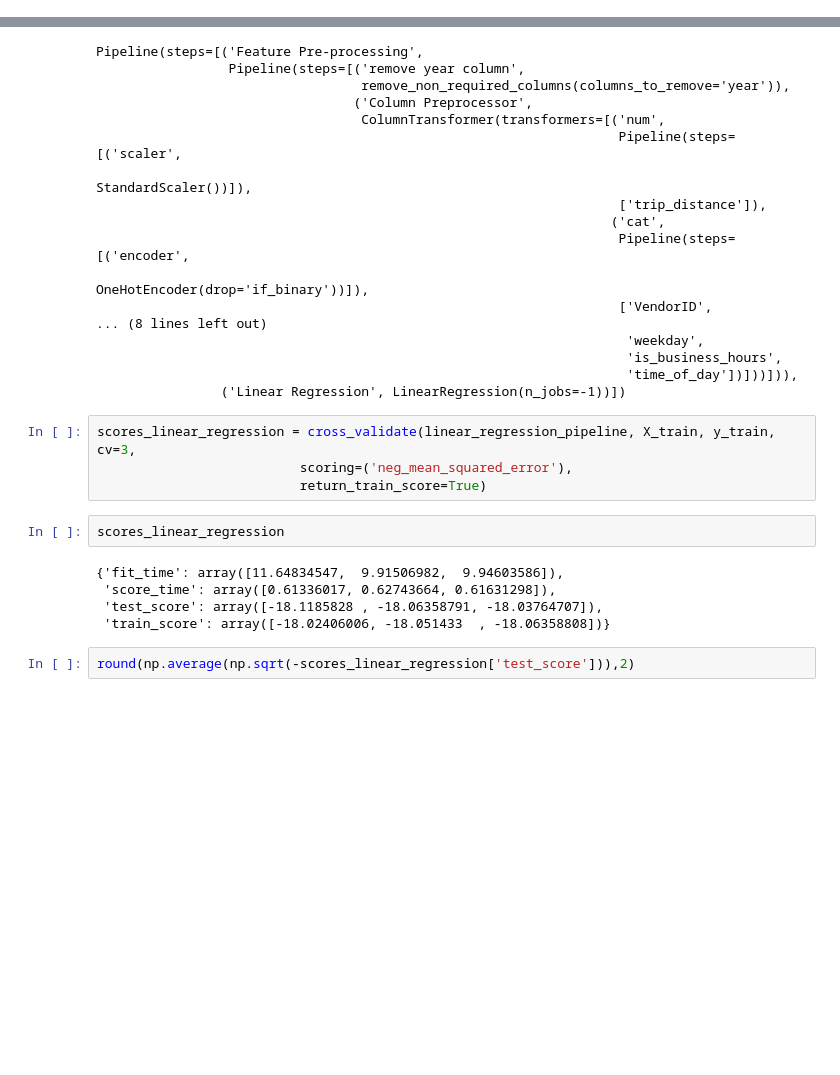
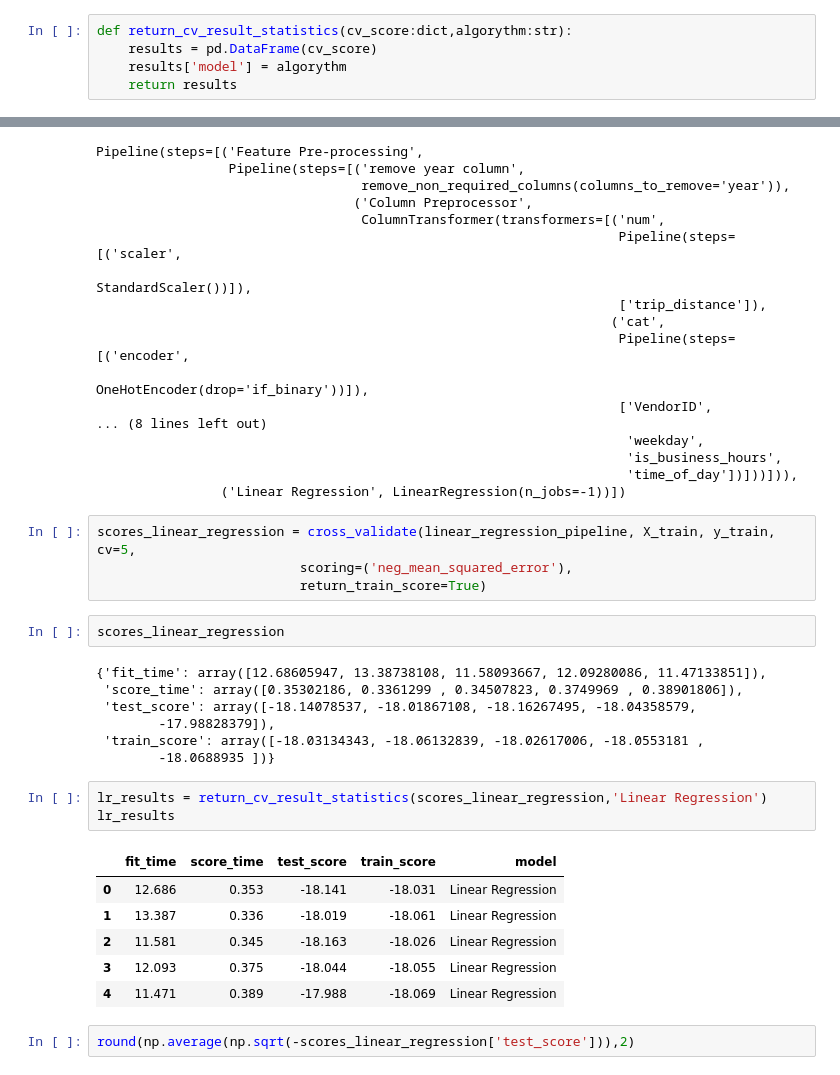
Before and after one commit to mantaspieza/NYC_TripDuration_model, a Jupyter notebook: eda.ipynb, the cells around one changed output, grey strips where cells are left out. Saved outputs shown, nothing was run; the diff lists cells and outputs as text; blank space fills up the shorter version.

```diff
--- a/eda.ipynb
+++ b/eda.ipynb
@@ -314,6 +290,11 @@ Pipeline(steps=[('remove year column',
                                                    'time_of_day'])]))])
 # %% [markdown]
 ### Linear regression
+# %%
+def return_cv_result_statistics(cv_score:dict,algorythm:str):
+    results = pd.DataFrame(cv_score)
+    results['model'] = algorythm
+    return results
 # %%
 linear_regression = LinearRegression(n_jobs=-1)
 # %%
@@ -344,16 +325,28 @@ Pipeline(steps=[('Feature Pre-processing',
                                                                     'time_of_day'])]))])),
                 ('Linear Regression', LinearRegression(n_jobs=-1))])
 # %%
-scores_linear_regression = cross_validate(linear_regression_pipeline, X_train, y_train, cv=3,
+scores_linear_regression = cross_validate(linear_regression_pipeline, X_train, y_train, cv=5,
                           scoring=('neg_mean_squared_error'),
                           return_train_score=True)
 # %%
 scores_linear_regression
 # %% [output]
-{'fit_time': array([11.64834547,  9.91506982,  9.94603586]),
- 'score_time': array([0.61336017, 0.62743664, 0.61631298]),
- 'test_score': array([-18.1185828 , -18.06358791, -18.03764707]),
- 'train_score': array([-18.02406006, -18.051433  , -18.06358808])}
+{'fit_time': array([12.68605947, 13.38738108, 11.58093667, 12.09280086, 11.47133851]),
+ 'score_time': array([0.35302186, 0.3361299 , 0.34507823, 0.3749969 , 0.38901806]),
+ 'test_score': array([-18.14078537, -18.01867108, -18.16267495, -18.04358579,
+        -17.98828379]),
+ 'train_score': array([-18.03134343, -18.06132839, -18.02617006, -18.0553181 ,
+        -18.0688935 ])}
+# %%
+lr_results = return_cv_result_statistics(scores_linear_regression,'Linear Regression')
+lr_results
+# %% [output]
+|  | fit_time | score_time | test_score | train_score | model |
+| 0 | 12.686 | 0.353 | -18.141 | -18.031 | Linear Regression |
+| 1 | 13.387 | 0.336 | -18.019 | -18.061 | Linear Regression |
+| 2 | 11.581 | 0.345 | -18.163 | -18.026 | Linear Regression |
+| 3 | 12.093 | 0.375 | -18.044 | -18.055 | Linear Regression |
+| 4 | 11.471 | 0.389 | -17.988 | -18.069 | Linear Regression |
 # %%
 round(np.average(np.sqrt(-scores_linear_regression['test_score'])),2)
 # %% [output]
```
Also changed, not shown: parts of 68 cells of this notebook.
